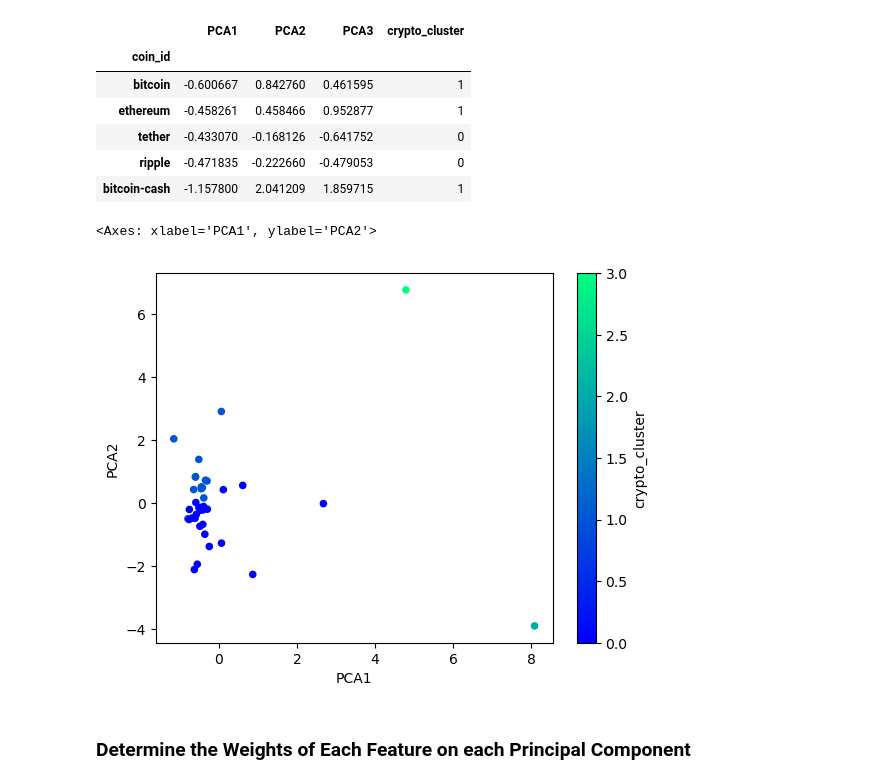
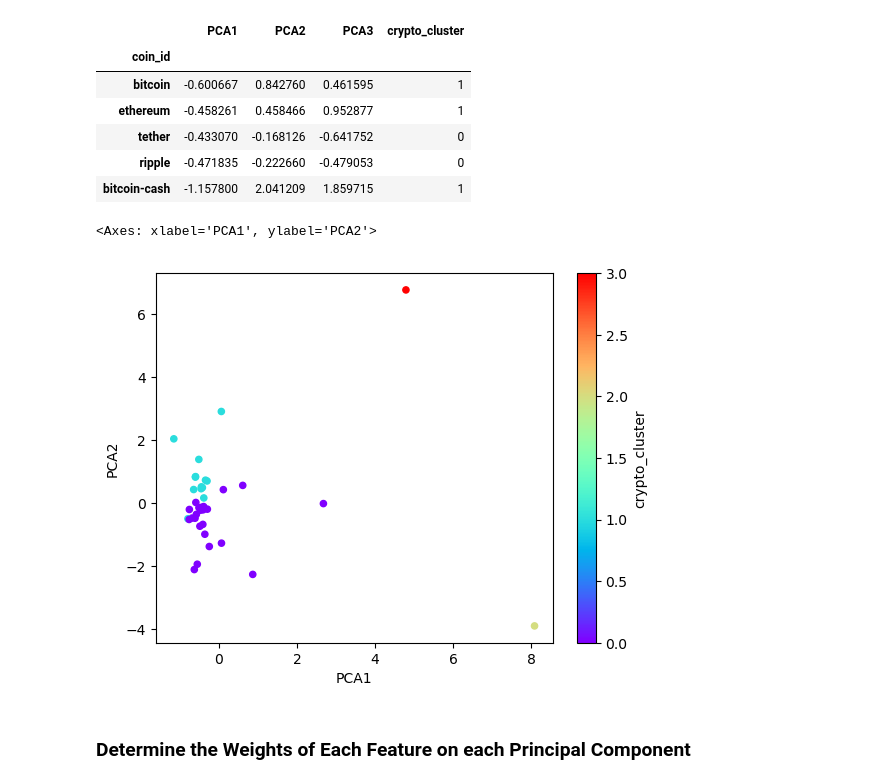
Before and after one commit to EstebanMissura/CryptoClustering, a Jupyter notebook: Crypto_Clustering.ipynb, the cells around one changed output. Saved outputs shown, nothing was run; the diff lists cells and outputs as text; code cells hidden in the pictures.

```diff
--- a/Crypto_Clustering.ipynb
+++ b/Crypto_Clustering.ipynb
@@ -281,5 +301,7 @@ array([0.3719856 , 0.34700813, 0.17603793])
 ### Cluster Cryptocurrencies with K-means Using the PCA Data
 # %%
 # Initialize the K-Means model using the best value for k
+model = KMeans(n_clusters=4, n_init='auto', random_state=1)
 # %%
 # Fit the K-Means model using the PCA data
+model.fit(pca_market_data_df)
@@ -286,5 +310,6 @@ array([0.3719856 , 0.34700813, 0.17603793])
 # %%
 # Predict the clusters to group the cryptocurrencies using the PCA data
-
+k = model.predict(pca_market_data_df)
 
 # Print the resulting array of cluster values.
+k
@@ -291,11 +319,12 @@ array([0.3719856 , 0.34700813, 0.17603793])
 # %%
 # Create a copy of the DataFrame with the PCA data
-
+pca_market_data_predictions_df = pca_market_data_df.copy()
 
 # Add a new column to the DataFrame with the predicted clusters
-
+pca_market_data_predictions_df['crypto_cluster'] = k
 
 # Display sample data
+pca_market_data_predictions_df.head(5)
 # %% [output]
 |  | PCA1 | PCA2 | PCA3 | crypto_cluster |
 | coin_id |  |  |  |  |
@@ -306,9 +335,14 @@ array([0.3719856 , 0.34700813, 0.17603793])
 | bitcoin-cash | -1.157800 | 2.041209 | 1.859715 | 1 |
 # %%
 # Create a scatter plot using hvPlot by setting `x="PCA1"` and `y="PCA2"`.
+pca_market_data_predictions_df.plot.scatter(
+    x="PCA1",
+    y="PCA2",
+    c="crypto_cluster",
+    colormap="rainbow")
 # %% [output]
 <Axes: xlabel='PCA1', ylabel='PCA2'>
-[figure, old version]
+[figure, new version]
 # %% [markdown]
 ### Determine the Weights of Each Feature on each Principal Component
 # %%
```
Also changed, not shown: parts of 11 cells of this notebook.
